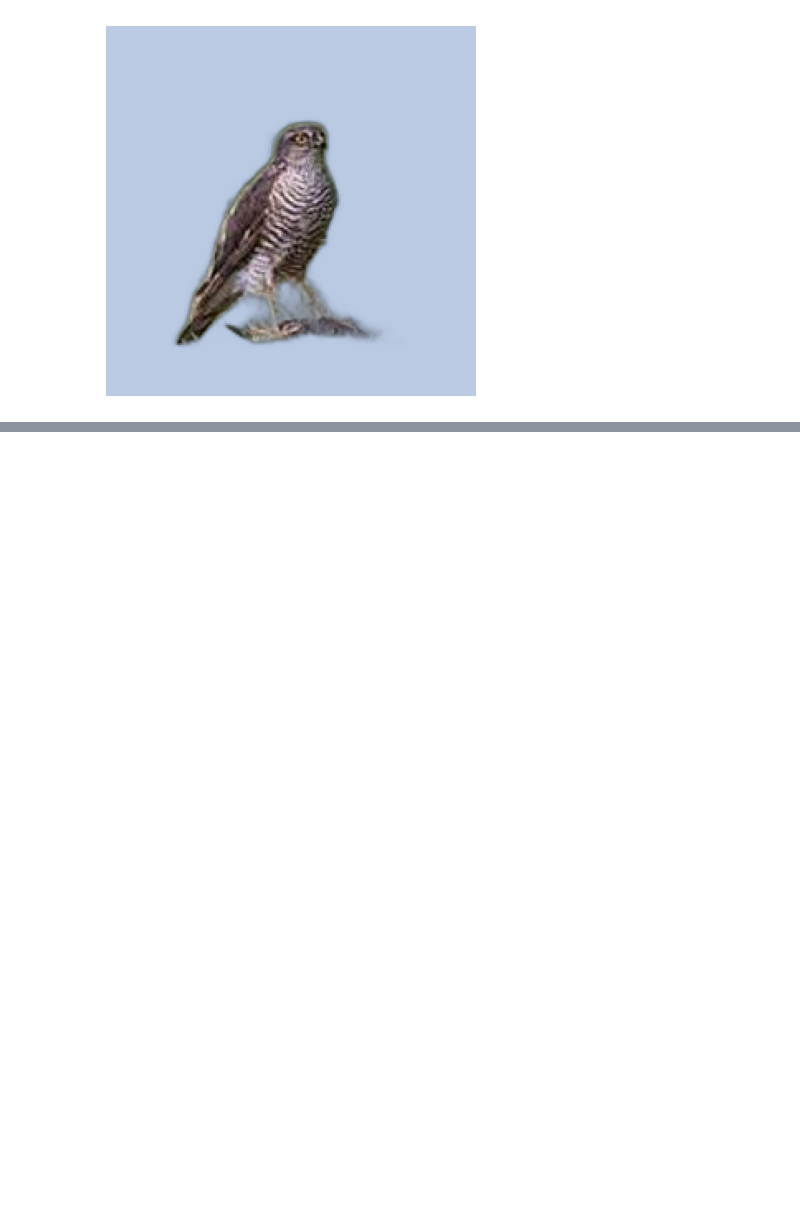
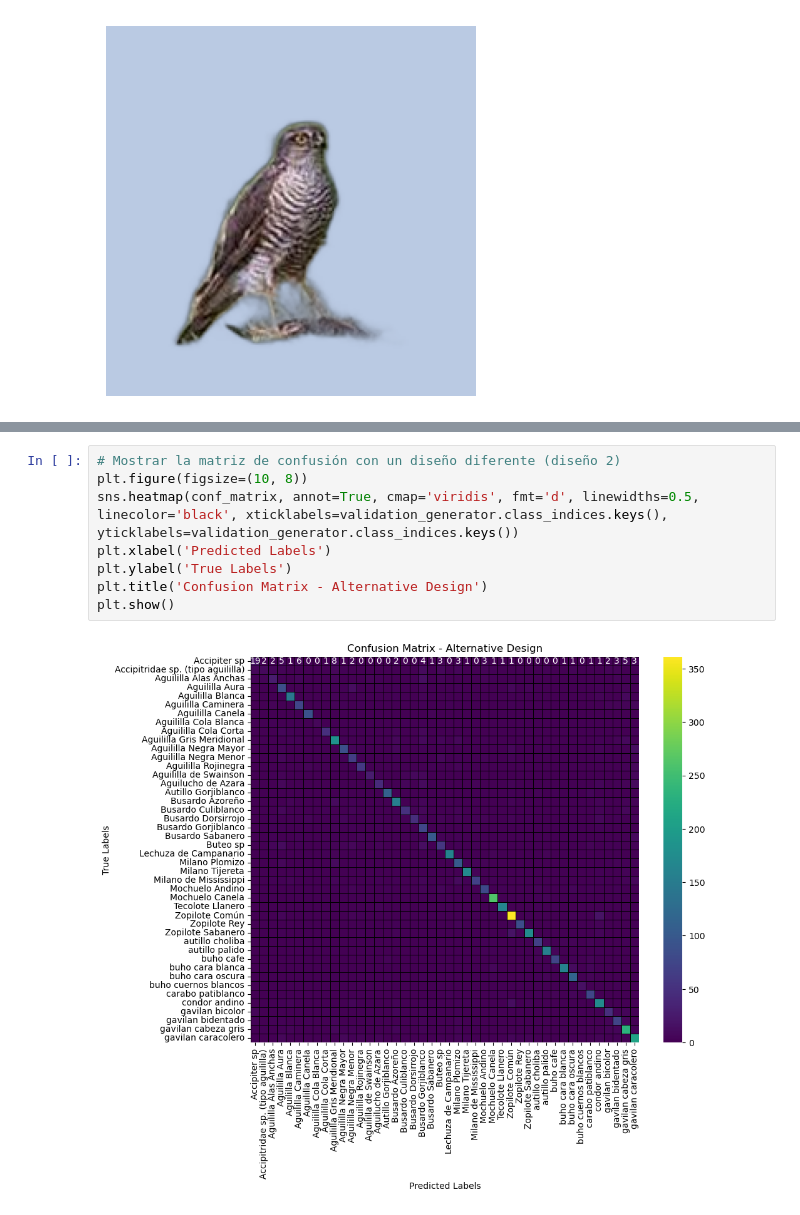
Before and after one commit to danielmedinam03/EntrenamientoElectiva3, a Jupyter notebook: ENTRENAMIENTO.ipynb, the cells around one changed output, grey strips where cells are left out. Saved outputs shown, nothing was run; the diff lists cells and outputs as text; blank space fills up the shorter version.

```diff
--- a/ENTRENAMIENTO.ipynb
+++ b/ENTRENAMIENTO.ipynb
@@ -711,0 +794,10 @@ Porcentaje de confianza: 75.67%
+# %%
+# Mostrar la matriz de confusión con un diseño diferente (diseño 2)
+plt.figure(figsize=(10, 8))
+sns.heatmap(conf_matrix, annot=True, cmap='viridis', fmt='d', linewidths=0.5, linecolor='black', xticklabels=validation_generator.class_indices.keys(), yticklabels=validation_generator.class_indices.keys())
+plt.xlabel('Predicted Labels')
+plt.ylabel('True Labels')
+plt.title('Confusion Matrix - Alternative Design')
+plt.show()
+# %% [output]
+[figure, added]
```
Also changed, not shown: parts of 19 cells of this notebook.
